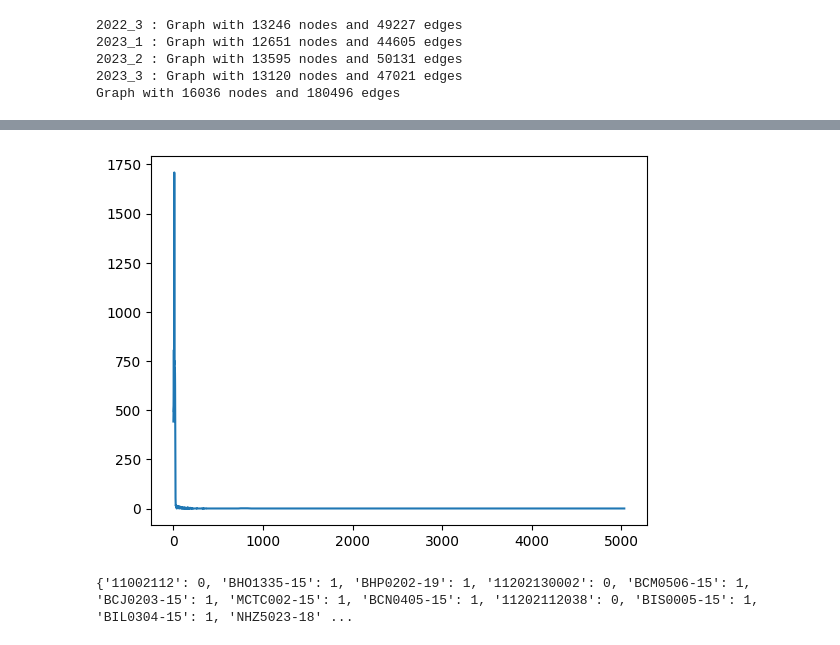
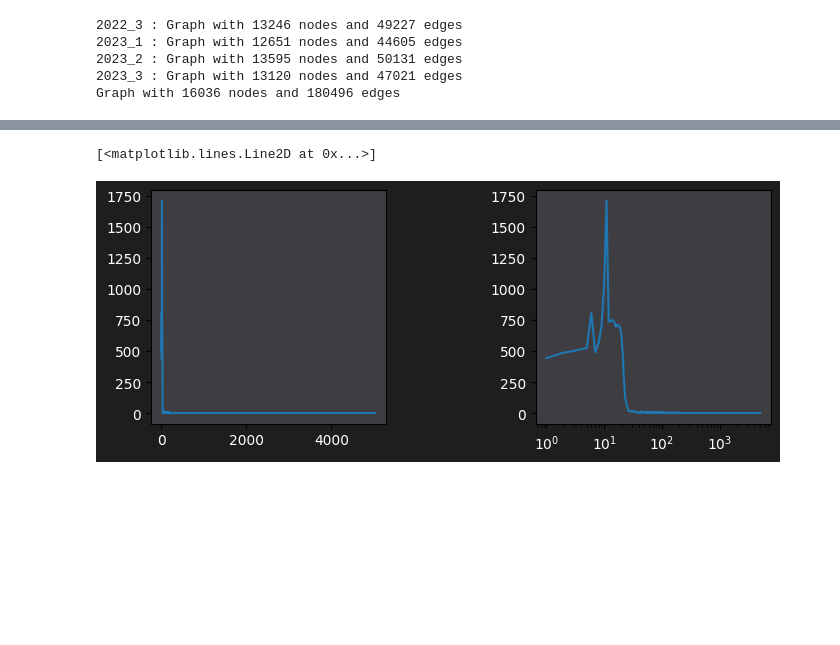
Before and after one commit to FabrizioRP/Projeto_CR, a Jupyter notebook: Main.ipynb, the cells around one changed output, grey strips where cells are left out. Saved outputs shown, nothing was run; the diff lists cells and outputs as text; code cells hidden in the pictures; blank space fills up the shorter version.

```diff
--- a/Main.ipynb
+++ b/Main.ipynb
@@ -319,0 +389,17 @@ print(grafo_global.nodes)
+# %%
+# maiores turmas
+
+maiores_turmas = {a:[] for a in quads}
+
+for q in quads:
+    aux = nx.degree(grafos_por_quad[q])
+    for d in aux:
+        if "-" in d[0]:
+            maiores_turmas[q].append(d)
+
+    maiores_turmas[q].sort(key=lambda a:a[1], reverse=True)
+
+for i in quads: print("{}".format(i), end=' | ')
+print()
+
+print(maiores_turmas)
@@ -358,13 +540,28 @@ print(nn)
-# %%
-degree_sequence = sorted((d for n, d in grafo_global.degree()), reverse=True)
-
-ax2 = plt.plot(*np.unique(degree_sequence, return_counts=True))
-
-plt.show()
-# %% [output]
-[figure, removed]
-# %%
-lis = nx.get_node_attributes(grafo_global, "bipartite")
-print(lis)
-# %% [output]
-{'11002112': 0, 'BHO1335-15': 1, 'BHP0202-19': 1, '11202130002': 0, 'BCM0506-15': 1, 'BCJ0203-15': 1, 'MCTC002-15': 1, 'BCN0405-15': 1, '11202112038': 0, 'BIS0005-15': 1, 'BIL0304-15': 1, 'NHZ5023-18' ...
+# %%
+# graficos representando os graus do grafo geral
+
+fig = plt.figure("Degree of a random graph", figsize=(8, 8))
+
+axgrid = fig.add_gridspec(5, 5)
+
+fig.set_facecolor("#1e1e1e")
+
+ax1 = fig.add_subplot(axgrid[3:, :2])
+ax2 = fig.add_subplot(axgrid[3:, 3:])
+
+ax1.set_facecolor("#3e3e42")
+ax1.tick_params(labelcolor="#ffffff")
+
+ax2.set_facecolor("#3e3e42")
+ax2.tick_params(labelcolor="#ffffff")
+
+degree_sequence = sorted((d for n, d in grafo_global.degree()), reverse=True)
+
+ax1.plot(*np.unique(degree_sequence, return_counts=True))
+
+plt.xscale("log")
+
+ax2.plot(*np.unique(degree_sequence, return_counts=True))
+# %% [output]
+[<matplotlib.lines.Line2D at 0x...>]
+[figure, added]
```
Also changed, not shown: parts of 24 cells of this notebook, 4 other files.
